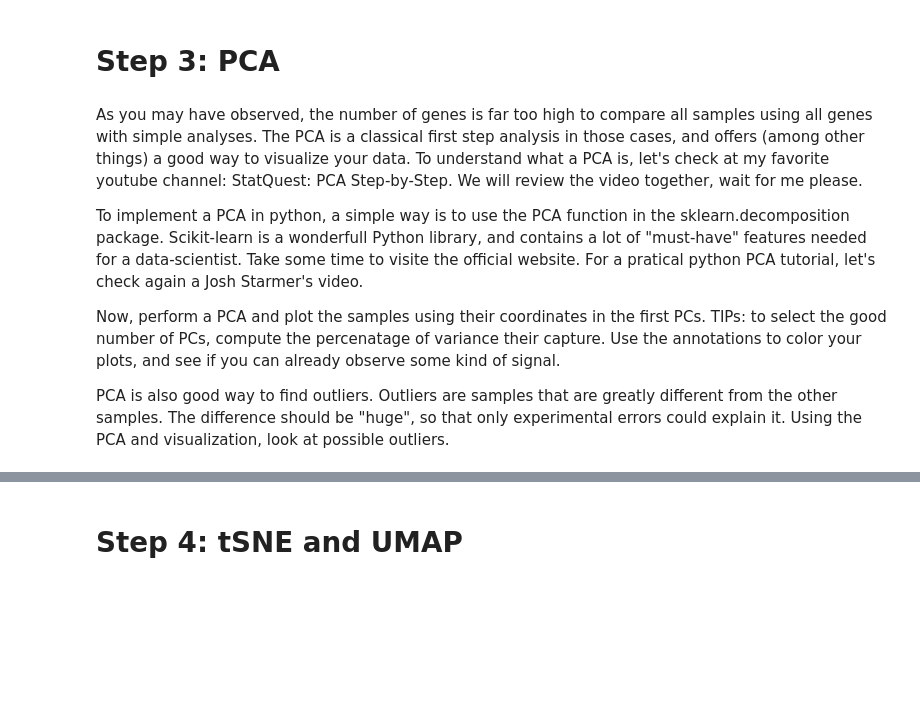
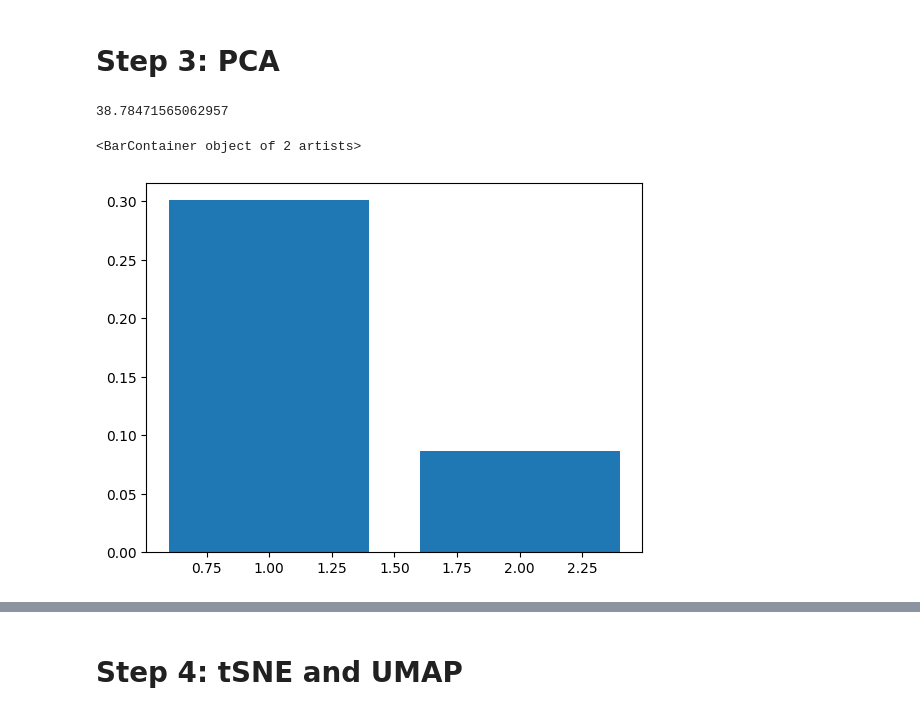
Before and after one commit to betacodd/Biomarkers_identification, a Jupyter notebook: Levy_Eytan_Bakic_Eytan/Eytan_part.ipynb, the cells around one changed output, grey strips where cells are left out. Cells and saved outputs as stored; diff of their text form; code cells hidden in the pictures; blank space fills up the shorter version.

```diff
--- a/Levy_Eytan_Bakic_Eytan/Eytan_part.ipynb
+++ b/Levy_Eytan_Bakic_Eytan/Eytan_part.ipynb
@@ -395,12 +463,12 @@ plt.show()
 # %% [markdown]
 # Step 3: PCA
-# %% [markdown]
-As you may have observed, the number of genes is far too high to compare all samples using all genes with simple analyses. The PCA is a classical first step analysis in those cases, and offers (among other things) a good way to visualize your data. To understand what a PCA is, let's check at my favorite youtube channel: StatQuest: PCA Step-by-Step. We will review the video together, wait for me please.
-
-To implement a PCA in python, a simple way is to use the PCA function in the sklearn.decomposition package. Scikit-learn is a wonderfull Python library, and contains a lot of "must-have" features needed for a data-scientist. Take some time to visite the official website. For a pratical python PCA tutorial, let's check again a Josh Starmer's video.
-
-Now, perform a PCA and plot the samples using their coordinates in the first PCs. TIPs: to select the good number of PCs, compute the percenatage of variance their capture. Use the annotations to color your plots, and see if you can already observe some kind of signal.
-
-PCA is also good way to find outliers. Outliers are samples that are greatly different from the other samples. The difference should be "huge", so that only experimental errors could explain it. Using the PCA and visualization, look at possible outliers.
 # %%
-# "m1-m2 / ecart-type" pour bien voir la difference entre deux groupes
+n_components=2
+scaled_data = Frame.scale_data()
+transformed_data, expl_variance_ratio = Frame.perform_pca(n_components)
+print(sum(expl_variance_ratio*100))
+plt.bar(np.arange(1,n_components+1), expl_variance_ratio)
+# %% [output]
+38.78471565062957
+<BarContainer object of 2 artists>
+[figure, added]
```
Also changed, not shown: parts of 31 cells of this notebook.
